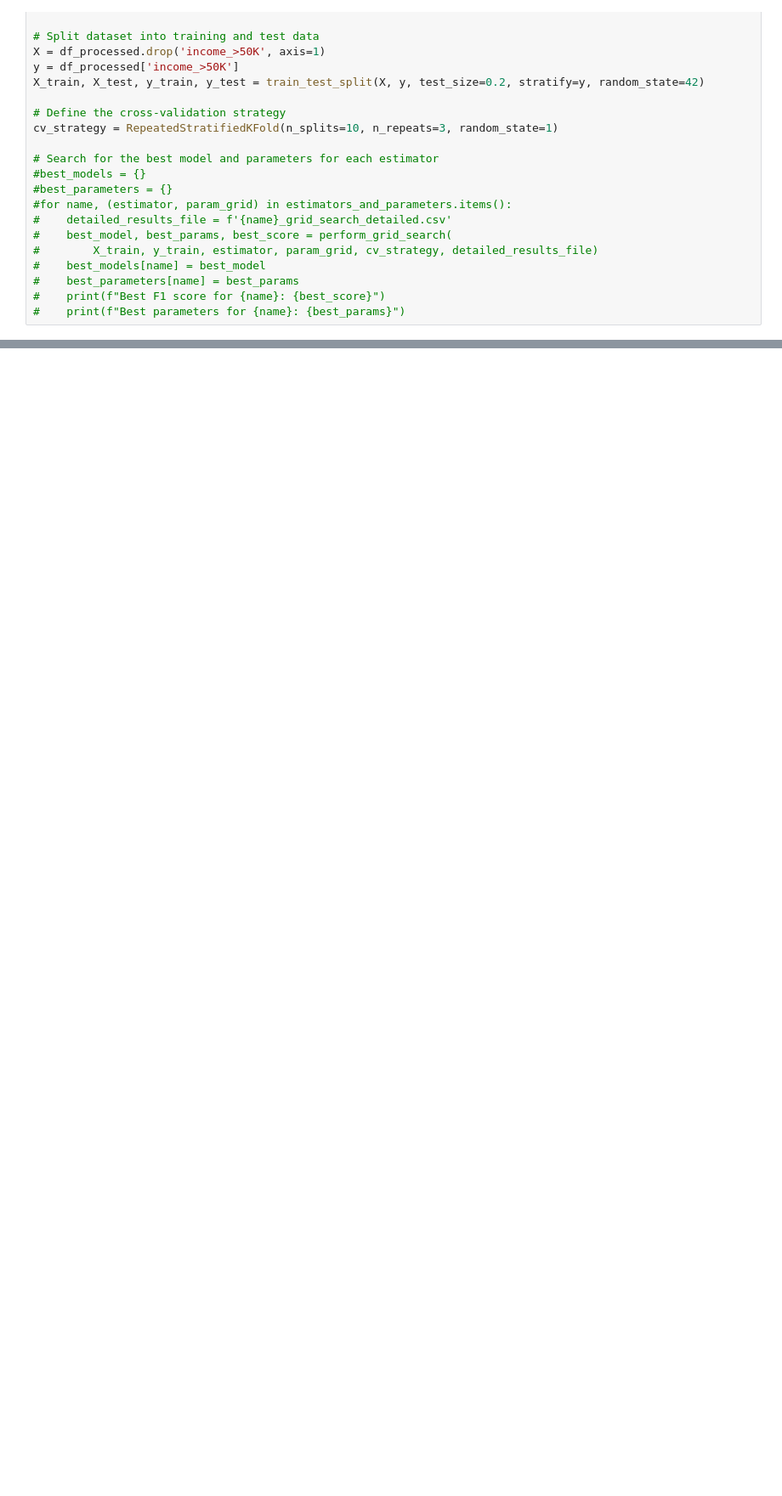
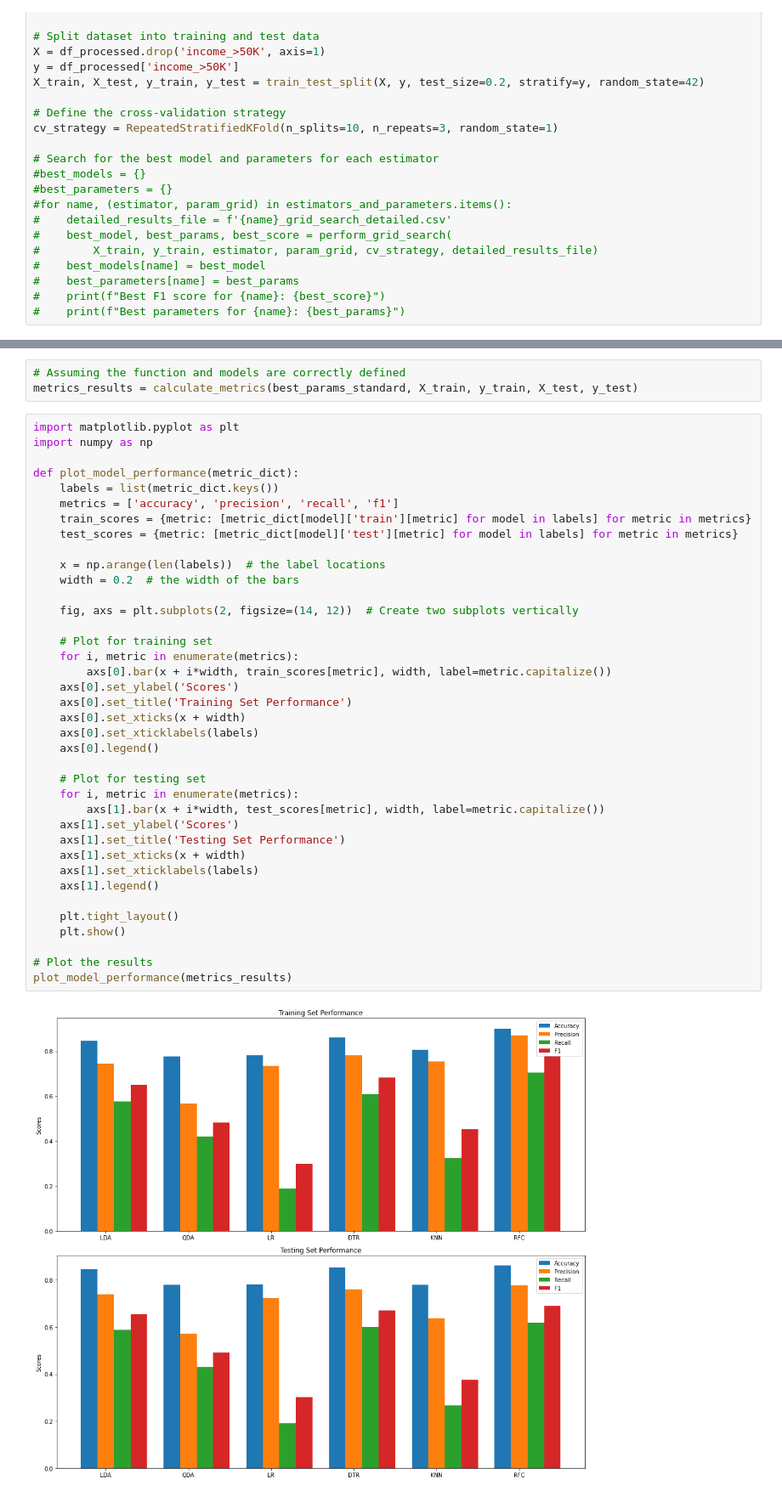
Before and after one commit to Paulina-Iwach/Data_Mining_Project, a Jupyter notebook: classification.ipynb, the cells around one changed output, grey strips where cells are left out. Shown at 85% size. Cells and saved outputs as stored; diff of their text form; blank space fills up the shorter version.

```diff
--- a/classification.ipynb
+++ b/classification.ipynb
@@ -533,0 +627,43 @@ plot_cv_results(cv_results)
+# %%
+# Assuming the function and models are correctly defined
+metrics_results = calculate_metrics(best_params_standard, X_train, y_train, X_test, y_test)
+# %%
+import matplotlib.pyplot as plt
+import numpy as np
+
+def plot_model_performance(metric_dict):
+    labels = list(metric_dict.keys())
+    metrics = ['accuracy', 'precision', 'recall', 'f1']
+    train_scores = {metric: [metric_dict[model]['train'][metric] for model in labels] for metric in metrics}
+    test_scores = {metric: [metric_dict[model]['test'][metric] for model in labels] for metric in metrics}
+
+    x = np.arange(len(labels))  # the label locations
+    width = 0.2  # the width of the bars
+
+    fig, axs = plt.subplots(2, figsize=(14, 12))  # Create two subplots vertically
+
+    # Plot for training set
+    for i, metric in enumerate(metrics):
+        axs[0].bar(x + i*width, train_scores[metric], width, label=metric.capitalize())
+    axs[0].set_ylabel('Scores')
+    axs[0].set_title('Training Set Performance')
+    axs[0].set_xticks(x + width)
+    axs[0].set_xticklabels(labels)
+    axs[0].legend()
+
+    # Plot for testing set
+    for i, metric in enumerate(metrics):
+        axs[1].bar(x + i*width, test_scores[metric], width, label=metric.capitalize())
+    axs[1].set_ylabel('Scores')
+    axs[1].set_title('Testing Set Performance')
+    axs[1].set_xticks(x + width)
+    axs[1].set_xticklabels(labels)
+    axs[1].legend()
+
+    plt.tight_layout()
+    plt.show()
+
+# Plot the results
+plot_model_performance(metrics_results)
+# %% [output]
+[figure, added]
```
Also changed, not shown: parts of 6 cells of this notebook, 1 other file.
